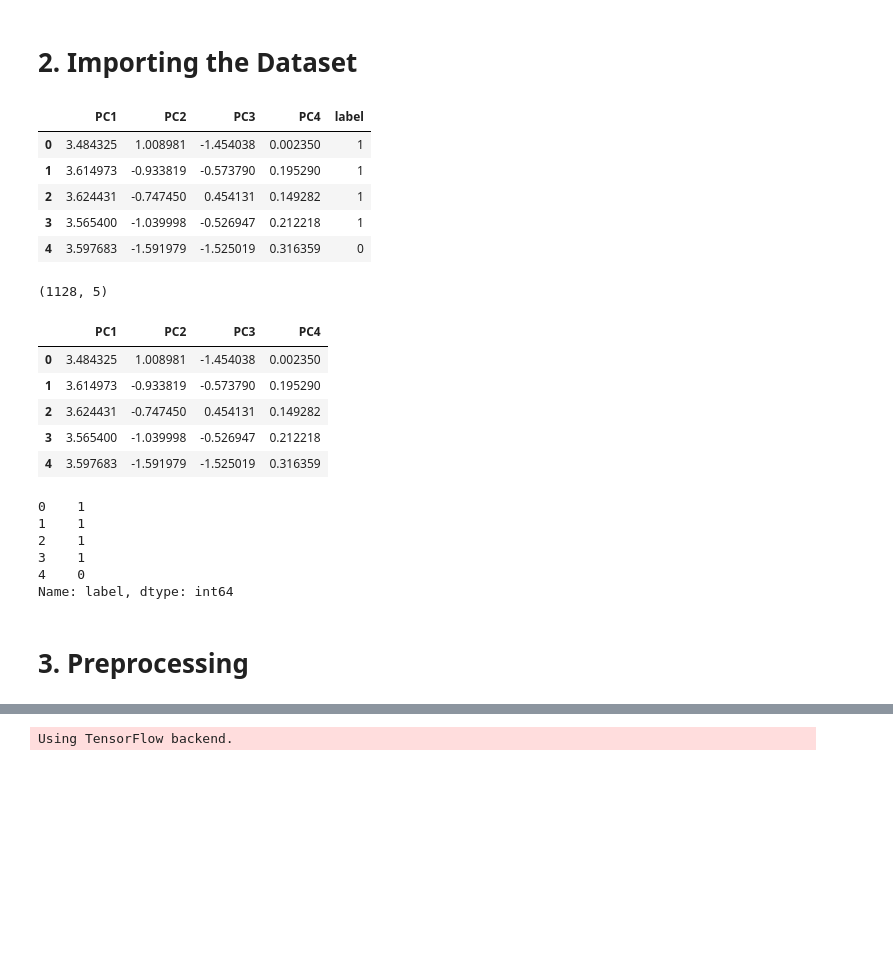
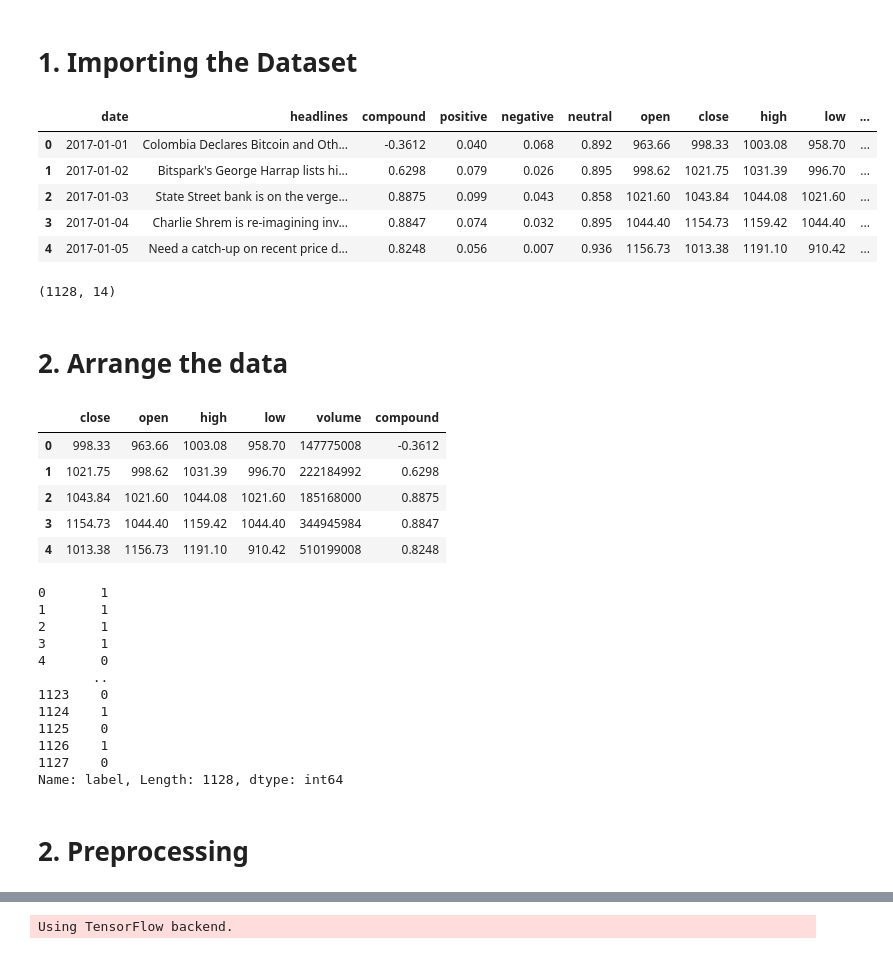
Before and after one commit to osemrt/Predict-BTC-Price-Movement, a Jupyter notebook: models/sentiment-lstm/02_model.ipynb, the cells around one changed output, grey strips where cells are left out. Cells and saved outputs as stored; diff of their text form; code cells hidden in the pictures; blank space fills up the shorter version.

```diff
--- a/models/sentiment-lstm/02_model.ipynb
+++ b/models/sentiment-lstm/02_model.ipynb
@@ -7,20 +1,20 @@
 # %% [markdown]
-# 2. Importing the Dataset
+# 1. Importing the Dataset
 # %%
 import pandas as pd
 import numpy as np
 # %%
-df_pca = pd.read_csv('./pca.csv')
+df_data = pd.read_csv('./combined_data.csv')
 # %%
-df_pca.head()
+df_data.head()
 # %% [output]
-|  | PC1 | PC2 | PC3 | PC4 | label |
-| 0 | 3.484325 | 1.008981 | -1.454038 | 0.002350 | 1 |
-| 1 | 3.614973 | -0.933819 | -0.573790 | 0.195290 | 1 |
-| 2 | 3.624431 | -0.747450 | 0.454131 | 0.149282 | 1 |
-| 3 | 3.565400 | -1.039998 | -0.526947 | 0.212218 | 1 |
-| 4 | 3.597683 | -1.591979 | -1.525019 | 0.316359 | 0 |
+|  | date | headlines | compound | positive | negative | neutral | open | close | high | low | ... |
+| 0 | 2017-01-01 | Colombia Declares Bitcoin and Oth... | -0.3612 | 0.040 | 0.068 | 0.892 | 963.66 | 998.33 | 1003.08 | 958.70 | ... |
+| 1 | 2017-01-02 | Bitspark's George Harrap lists hi... | 0.6298 | 0.079 | 0.026 | 0.895 | 998.62 | 1021.75 | 1031.39 | 996.70 | ... |
+| 2 | 2017-01-03 | State Street bank is on the verge... | 0.8875 | 0.099 | 0.043 | 0.858 | 1021.60 | 1043.84 | 1044.08 | 1021.60 | ... |
+| 3 | 2017-01-04 | Charlie Shrem is re-imagining inv... | 0.8847 | 0.074 | 0.032 | 0.895 | 1044.40 | 1154.73 | 1159.42 | 1044.40 | ... |
+| 4 | 2017-01-05 | Need a catch-up on recent price d... | 0.8248 | 0.056 | 0.007 | 0.936 | 1156.73 | 1013.38 | 1191.10 | 910.42 | ... |
 # %%
-df_pca.shape
+df_data.shape
 # %% [output]
-(1128, 5)
+(1128, 14)
@@ -33,0 +21,2 @@ del df_pca
+# %% [markdown]
+# 2. Arrange the data
@@ -34,23 +28,29 @@ del df_pca
 # %%
-x.head()
+X.head()
 # %% [output]
-|  | PC1 | PC2 | PC3 | PC4 |
-| 0 | 3.484325 | 1.008981 | -1.454038 | 0.002350 |
-| 1 | 3.614973 | -0.933819 | -0.573790 | 0.195290 |
-| 2 | 3.624431 | -0.747450 | 0.454131 | 0.149282 |
-| 3 | 3.565400 | -1.039998 | -0.526947 | 0.212218 |
-| 4 | 3.597683 | -1.591979 | -1.525019 | 0.316359 |
+|  | close | open | high | low | volume | compound |
+| 0 | 998.33 | 963.66 | 1003.08 | 958.70 | 147775008 | -0.3612 |
+| 1 | 1021.75 | 998.62 | 1031.39 | 996.70 | 222184992 | 0.6298 |
+| 2 | 1043.84 | 1021.60 | 1044.08 | 1021.60 | 185168000 | 0.8875 |
+| 3 | 1154.73 | 1044.40 | 1159.42 | 1044.40 | 344945984 | 0.8847 |
+| 4 | 1013.38 | 1156.73 | 1191.10 | 910.42 | 510199008 | 0.8248 |
 # %%
-y.head()
+y
 # %% [output]
-0    1
-1    1
-2    1
-3    1
-4    0
-Name: label, dtype: int64
+0       1
+1       1
+2       1
+3       1
+4       0
+       ..
+1123    0
+1124    1
+1125    0
+1126    1
+1127    0
+Name: label, Length: 1128, dtype: int64
 # %% [markdown]
-# 3. Preprocessing
+# 2. Preprocessing
 # %%
 from sklearn import preprocessing
 # %%
```
Also changed, not shown: parts of 45 cells of this notebook, 1 other file.
